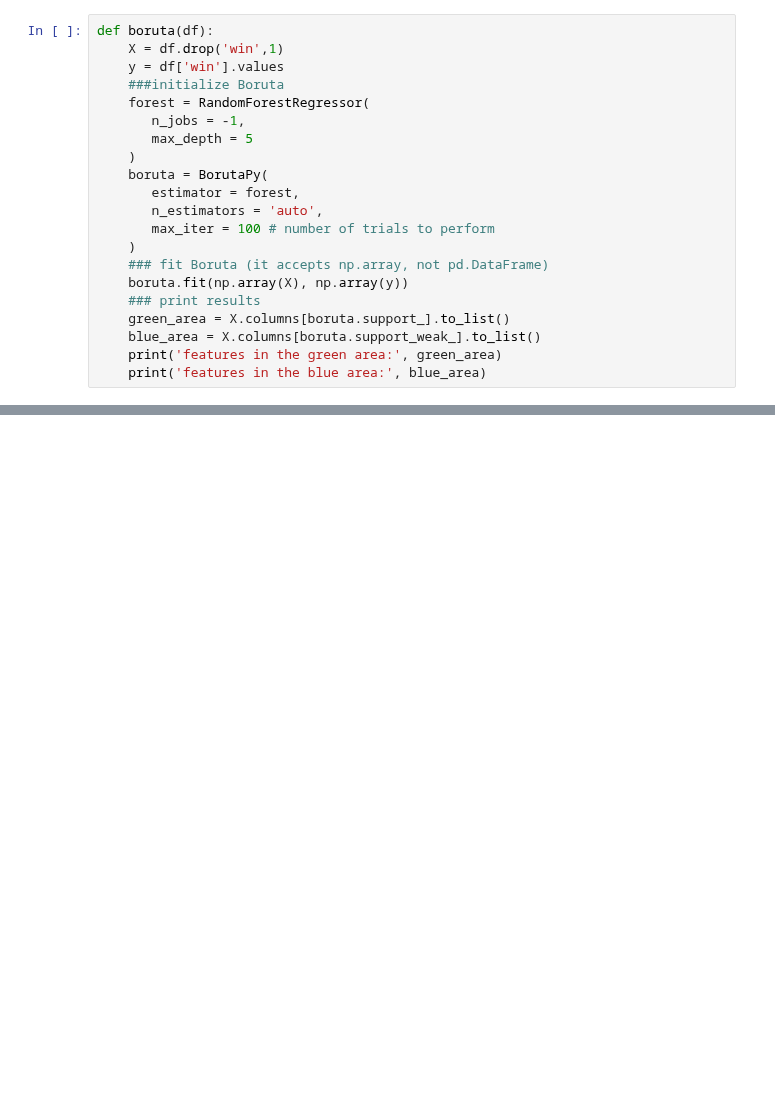
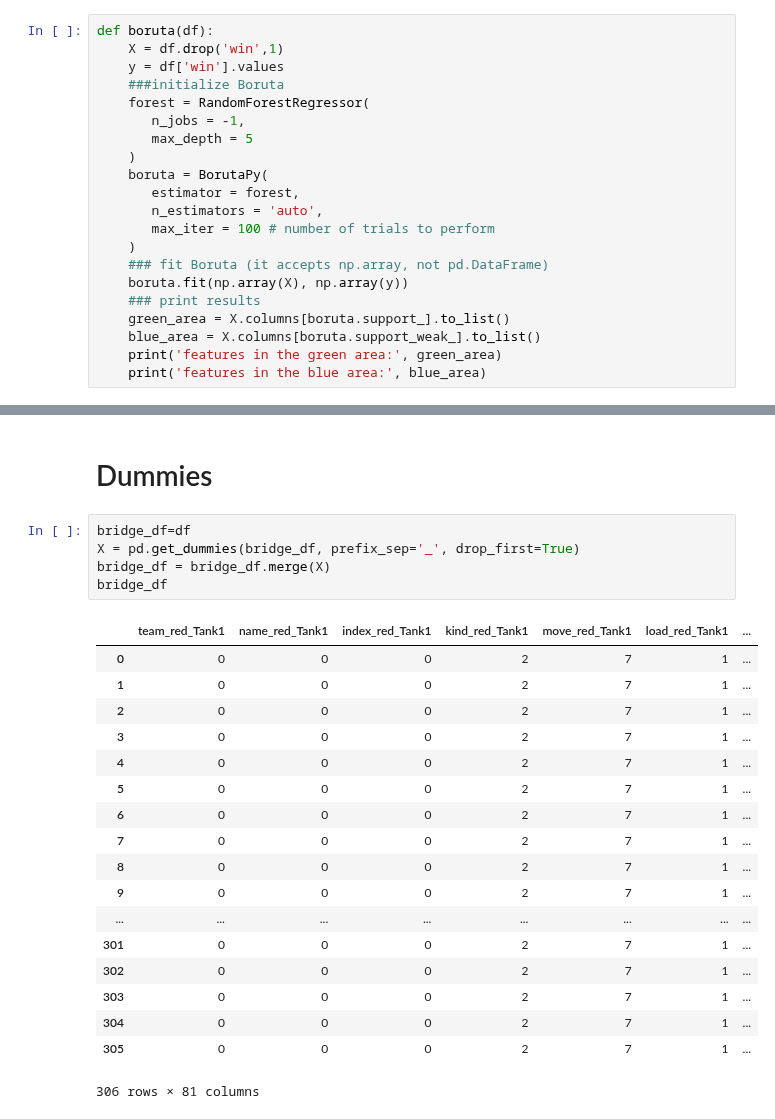
Before and after one commit to IDSIA/NewTechnoWar, a Jupyter notebook: code/Models.ipynb, the cells around one changed output, grey strips where cells are left out. Drawn from its saved outputs; the diff is of its cells as text; blank space fills up the shorter version.

```diff
--- a/code/Models.ipynb
+++ b/code/Models.ipynb
@@ -80,0 +183,26 @@ for i in c.array:
+# %% [markdown]
+# Dummies
+# %%
+bridge_df=df
+X = pd.get_dummies(bridge_df, prefix_sep='_', drop_first=True)
+bridge_df = bridge_df.merge(X)
+bridge_df
+# %% [output]
+|  | team_red_Tank1 | name_red_Tank1 | index_red_Tank1 | kind_red_Tank1 | move_red_Tank1 | load_red_Tank1 | ... |
+| 0 | 0 | 0 | 0 | 2 | 7 | 1 | ... |
+| 1 | 0 | 0 | 0 | 2 | 7 | 1 | ... |
+| 2 | 0 | 0 | 0 | 2 | 7 | 1 | ... |
+| 3 | 0 | 0 | 0 | 2 | 7 | 1 | ... |
+| 4 | 0 | 0 | 0 | 2 | 7 | 1 | ... |
+| 5 | 0 | 0 | 0 | 2 | 7 | 1 | ... |
+| 6 | 0 | 0 | 0 | 2 | 7 | 1 | ... |
+| 7 | 0 | 0 | 0 | 2 | 7 | 1 | ... |
+| 8 | 0 | 0 | 0 | 2 | 7 | 1 | ... |
+| 9 | 0 | 0 | 0 | 2 | 7 | 1 | ... |
+| ... | ... | ... | ... | ... | ... | ... | ... |
+| 301 | 0 | 0 | 0 | 2 | 7 | 1 | ... |
+| 302 | 0 | 0 | 0 | 2 | 7 | 1 | ... |
+| 303 | 0 | 0 | 0 | 2 | 7 | 1 | ... |
+| 304 | 0 | 0 | 0 | 2 | 7 | 1 | ... |
+| 305 | 0 | 0 | 0 | 2 | 7 | 1 | ... |
+306 rows × 81 columns
```
Also changed, not shown: parts of 28 cells of this notebook, 1 other file.
